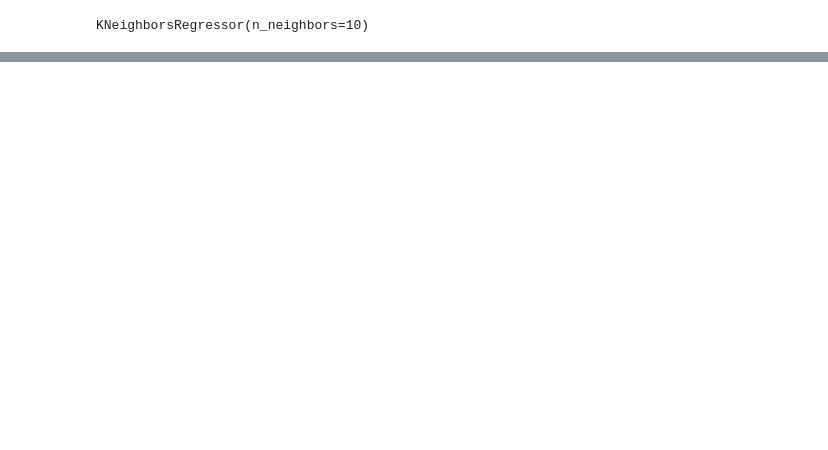
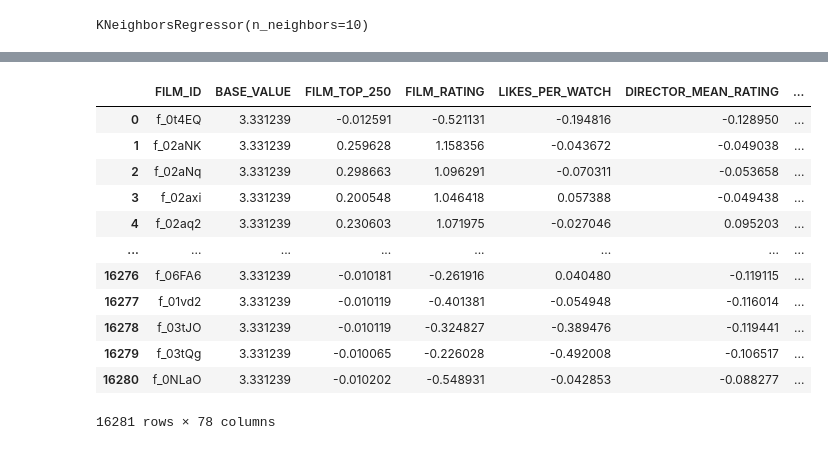
Before and after one commit to TD1138/letterboxd-app, a Jupyter notebook: lib/notebooks/AlgoDebugging.ipynb, the cells around one changed output, grey strips where cells are left out. Cells and saved outputs as stored; diff of their text form; code cells hidden in the pictures; blank space fills up the shorter version.

```diff
--- a/lib/notebooks/AlgoDebugging.ipynb
+++ b/lib/notebooks/AlgoDebugging.ipynb
@@ -622,0 +1110,24 @@ print(neigh.predict_proba([[0.9]]))
+# %%
+explainer_df = pd.DataFrame(shap_values, columns=model_features)
+explainer_df.insert(0, 'FILM_ID', pred_df['FILM_ID'])
+try:
+    ex = explainer.expected_value[0]
+except:
+    ex = explainer.expected_value
+explainer_df.insert(1, 'BASE_VALUE', ex)
+explainer_df['ALGO_SCORE'] = explainer_df.sum(axis=1)
+explainer_df
+# %% [output]
+|  | FILM_ID | BASE_VALUE | FILM_TOP_250 | FILM_RATING | LIKES_PER_WATCH | DIRECTOR_MEAN_RATING | ... |
+| 0 | f_0t4EQ | 3.331239 | -0.012591 | -0.521131 | -0.194816 | -0.128950 | ... |
+| 1 | f_02aNK | 3.331239 | 0.259628 | 1.158356 | -0.043672 | -0.049038 | ... |
+| 2 | f_02aNq | 3.331239 | 0.298663 | 1.096291 | -0.070311 | -0.053658 | ... |
+| 3 | f_02axi | 3.331239 | 0.200548 | 1.046418 | 0.057388 | -0.049438 | ... |
+| 4 | f_02aq2 | 3.331239 | 0.230603 | 1.071975 | -0.027046 | 0.095203 | ... |
+| ... | ... | ... | ... | ... | ... | ... | ... |
+| 16276 | f_06FA6 | 3.331239 | -0.010181 | -0.261916 | 0.040480 | -0.119115 | ... |
+| 16277 | f_01vd2 | 3.331239 | -0.010119 | -0.401381 | -0.054948 | -0.116014 | ... |
+| 16278 | f_03tJO | 3.331239 | -0.010119 | -0.324827 | -0.389476 | -0.119441 | ... |
+| 16279 | f_03tQg | 3.331239 | -0.010065 | -0.226028 | -0.492008 | -0.106517 | ... |
+| 16280 | f_0NLaO | 3.331239 | -0.010202 | -0.548931 | -0.042853 | -0.088277 | ... |
+16281 rows × 78 columns
```
Also changed, not shown: parts of 24 cells of this notebook, 3 other files.
